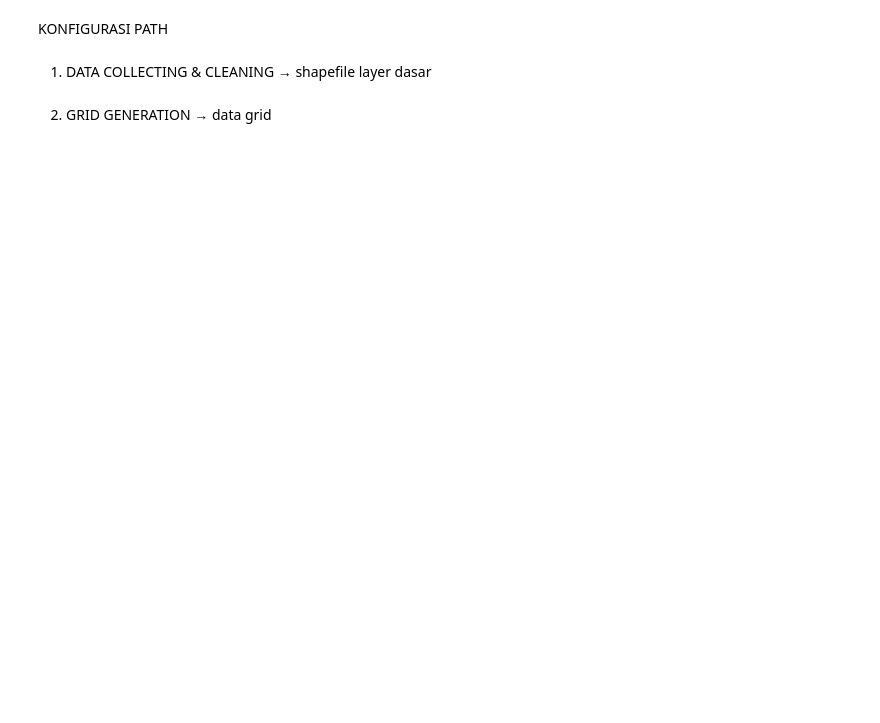
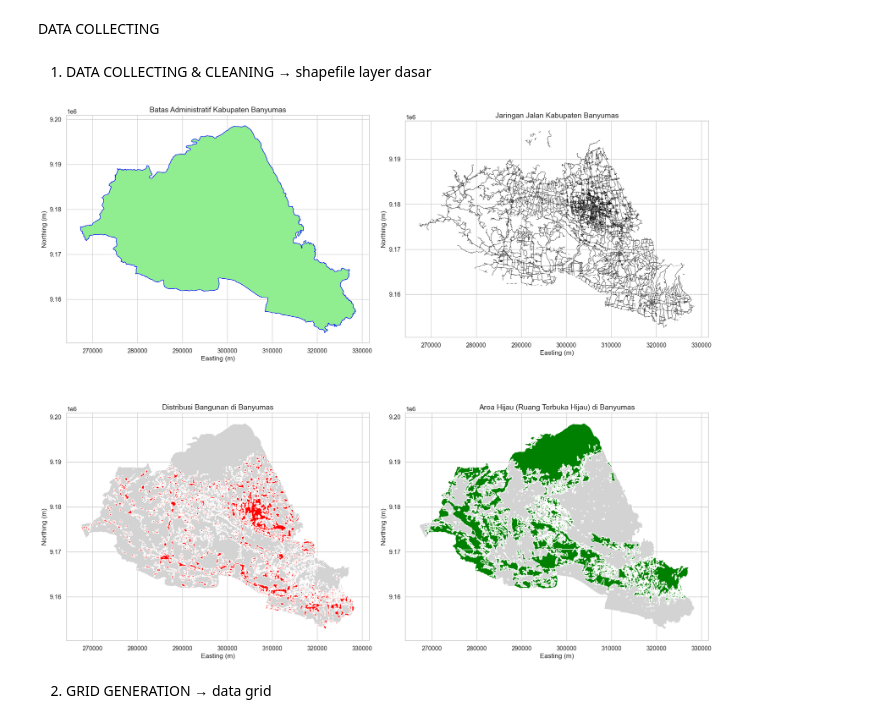
Before and after one commit to Fadhilaalya11/CAPSTONEPROJECT, a Jupyter notebook: nyobapart52153.ipynb, the cells around one changed output. Cells and saved outputs as stored; diff of their text form; code cells hidden in the pictures; blank space fills up the shorter version.

```diff
--- a/nyobapart52153.ipynb
+++ b/nyobapart52153.ipynb
@@ -14,7 +14,7 @@ from sklearn.svm import SVC
 from sklearn.metrics import classification_report, accuracy_score, ConfusionMatrixDisplay, f1_score
 from imblearn.over_sampling import RandomOverSampler
 # %% [markdown]
-KONFIGURASI PATH
+DATA COLLECTING
 # %%
 BASE = r"E:\KULIAH SEMESTER 7\COMPUTING PROJECT\CAPSTONEPROJECT"
 GDB  = fr"{BASE}\2022_RBI25K_KAB_BANYUMAS_KUGI50_20221231.gdb"
@@ -43,11 +42,45 @@ bgn_list   = [gpd.read_file(GDB, layer=l) for l in layer_bgn]
 bangunan   = gpd.GeoDataFrame(pd.concat(bgn_list, ignore_index=True), crs=bgn_list[0].crs).to_crs(32749)
 
 jalan      = gpd.read_file(GDB, layer=layer_jln).to_crs(32749)
-
-# Clip ke batas Banyumas
-area_hijau = gpd.clip(area_hijau, bms_boundary)
-bangunan   = gpd.clip(bangunan,   bms_boundary)
-jalan      = gpd.clip(jalan,      bms_boundary)
+# %%
+# Clip ke batas Banyumas
+area_hijau_bms = gpd.clip(area_hijau, bms_boundary)
+bangunan_bms   = gpd.clip(bangunan,   bms_boundary)
+jalan_bms      = gpd.clip(jalan,      bms_boundary)
+
+# Visualisasi
+fig, axs = plt.subplots(2, 2, figsize=(18, 16))
+
+# Batas Administratif
+bms_boundary.plot(ax=axs[0, 0], color="lightgreen", edgecolor="blue")
+axs[0, 0].set_title("Batas Administratif Kabupaten Banyumas", fontsize=14)
+axs[0, 0].set_xlabel("Easting (m)")
+axs[0, 0].set_ylabel("Northing (m)")
+
+# Jaringan Jalan
+jalan_bms.plot(ax=axs[0, 1], color="black", linewidth=0.5)
+axs[0, 1].set_title("Jaringan Jalan Kabupaten Banyumas", fontsize=14)
+axs[0, 1].set_xlabel("Easting (m)")
+axs[0, 1].set_ylabel("Northing (m)")
+
+# Distribusi Bangunan
+bms_boundary.plot(ax=axs[1, 0], color="lightgrey", edgecolor="white")
+bangunan_bms.plot(ax=axs[1, 0], color="red", markersize=0.1)
+axs[1, 0].set_title("Distribusi Bangunan di Banyumas", fontsize=14)
+axs[1, 0].set_xlabel("Easting (m)")
+axs[1, 0].set_ylabel("Northing (m)")
+
+# Area Hijau
+bms_boundary.plot(ax=axs[1, 1], color="lightgrey", edgecolor="white")
+area_hijau_bms.plot(ax=axs[1, 1], color="green")
+axs[1, 1].set_title("Area Hijau (Ruang Terbuka Hijau) di Banyumas", fontsize=14)
+axs[1, 1].set_xlabel("Easting (m)")
+axs[1, 1].set_ylabel("Northing (m)")
+
+plt.tight_layout()
+plt.show()
+# %% [output]
+[figure, added]
 # %% [markdown]
 2) GRID GENERATION → data grid
 # %%
```
Also changed, not shown: parts of 11 cells of this notebook.
